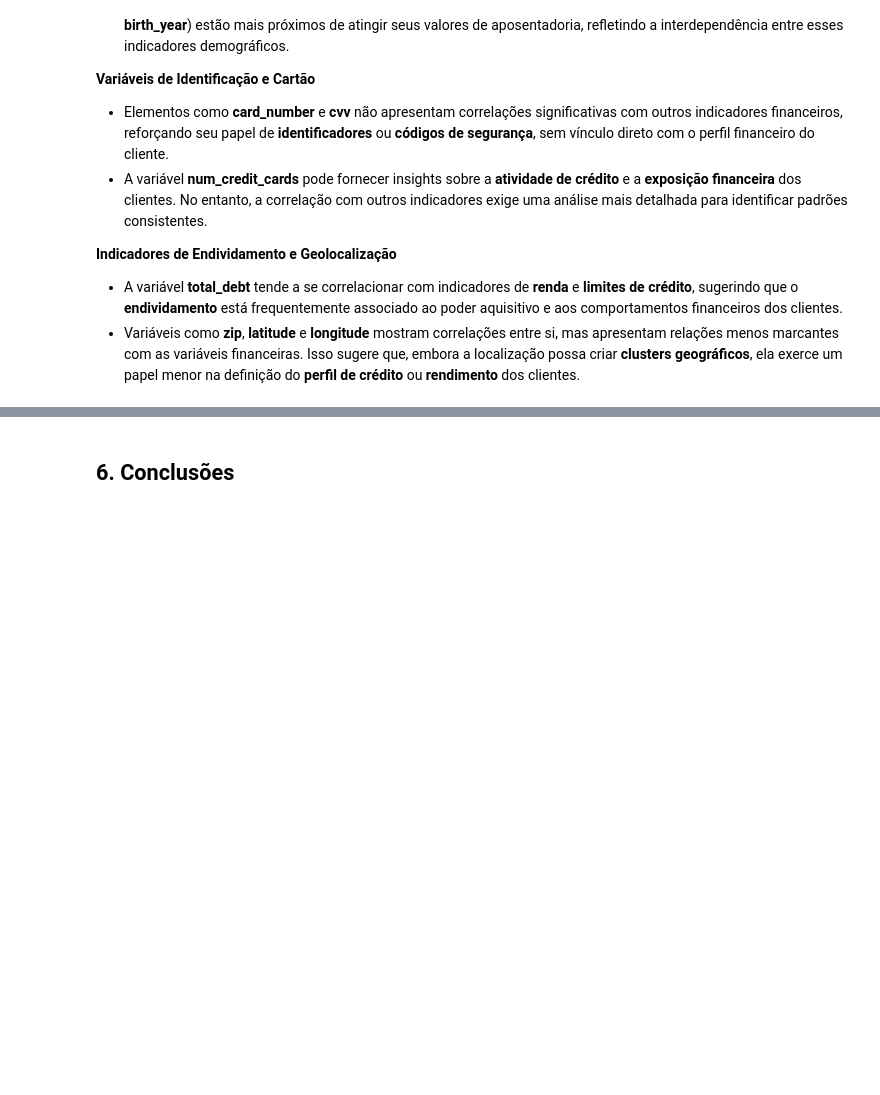
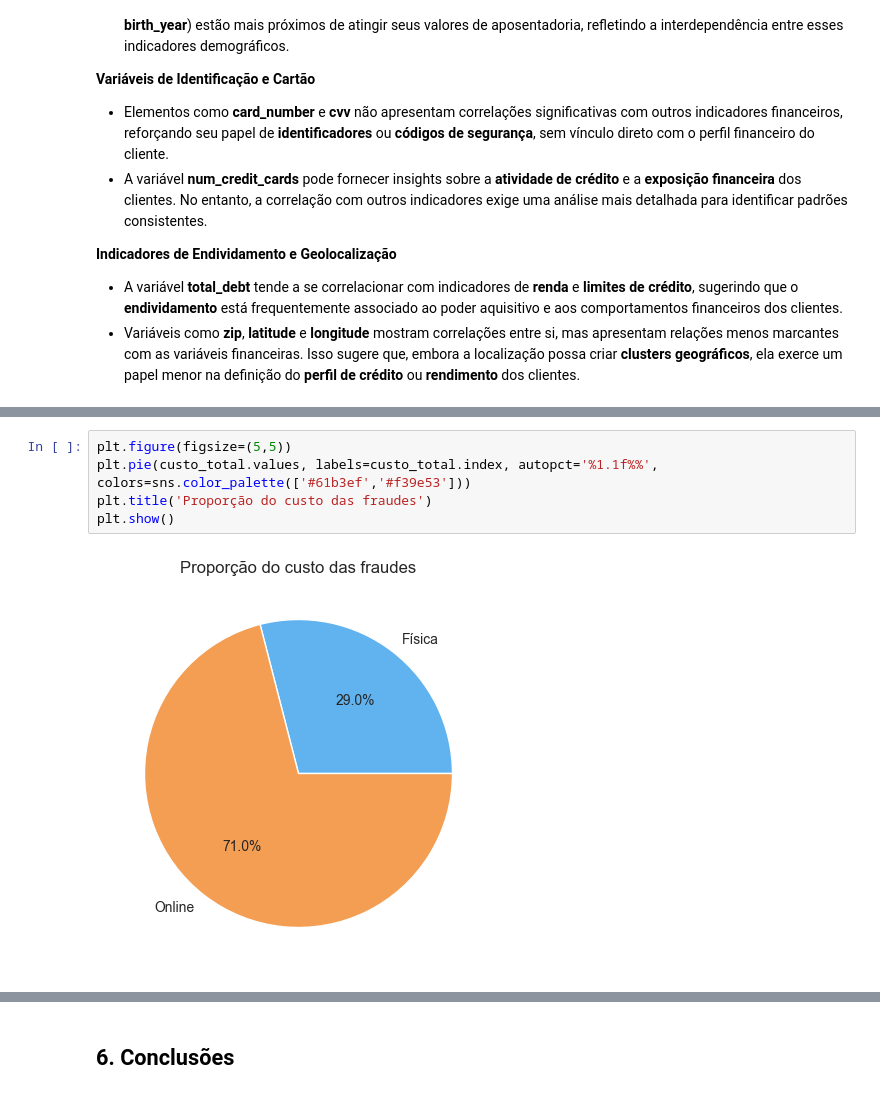
Before and after one commit to emso-exe/Deteccao_de_fraude_em_transacoes_financeiras, a Jupyter notebook: 001_analise_exploratoria.ipynb, the cells around one changed output, grey strips where cells are left out. Saved outputs shown, nothing was run; the diff lists cells and outputs as text; blank space fills up the shorter version.

```diff
--- a/001_analise_exploratoria.ipynb
+++ b/001_analise_exploratoria.ipynb
@@ -1808,0 +1869,7 @@ plt.show()
+# %%
+plt.figure(figsize=(5,5))
+plt.pie(custo_total.values, labels=custo_total.index, autopct='%1.1f%%', colors=sns.color_palette(['#61b3ef','#f39e53']))
+plt.title('Proporção do custo das fraudes')
+plt.show()
+# %% [output]
+[figure, added]
```
Also changed, not shown: parts of 6 cells of this notebook.
